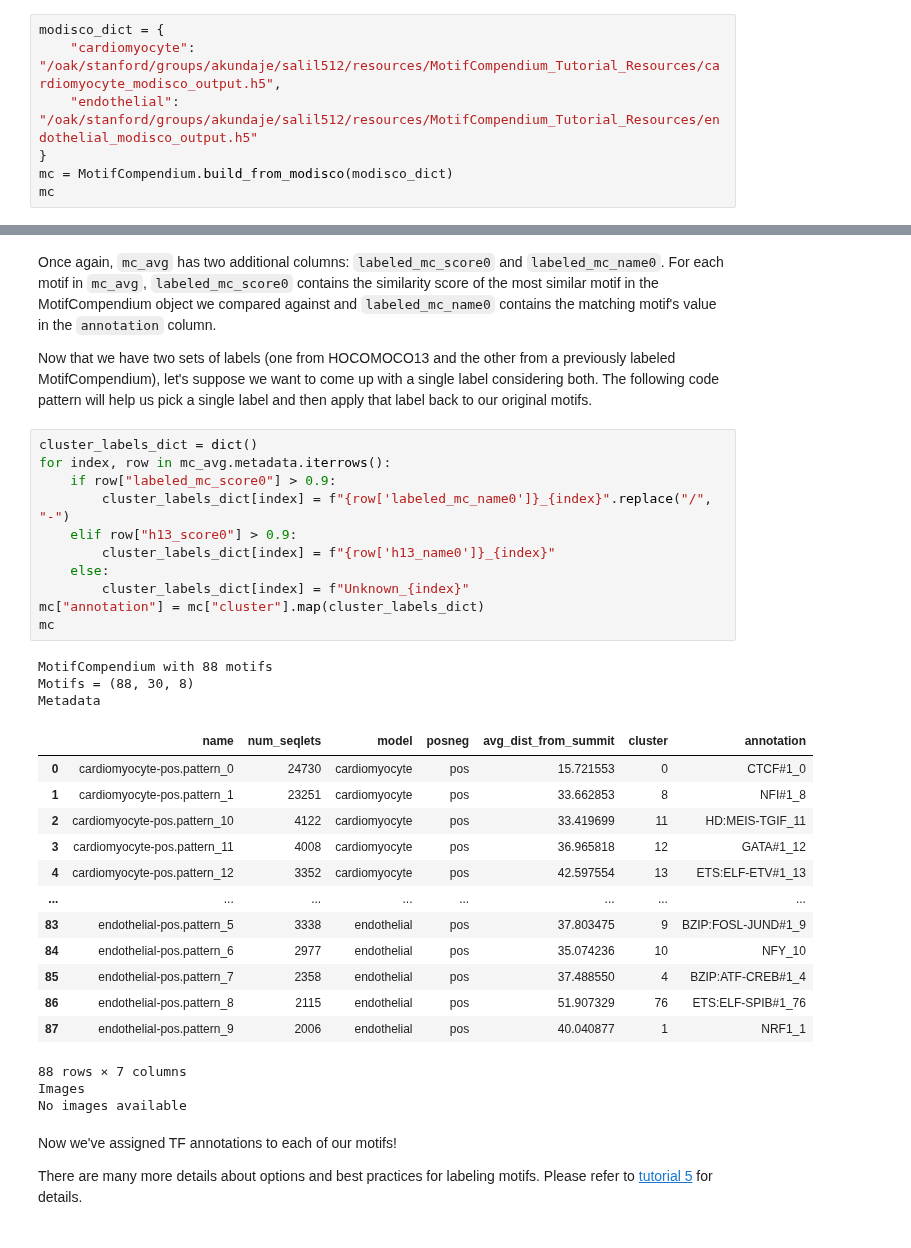
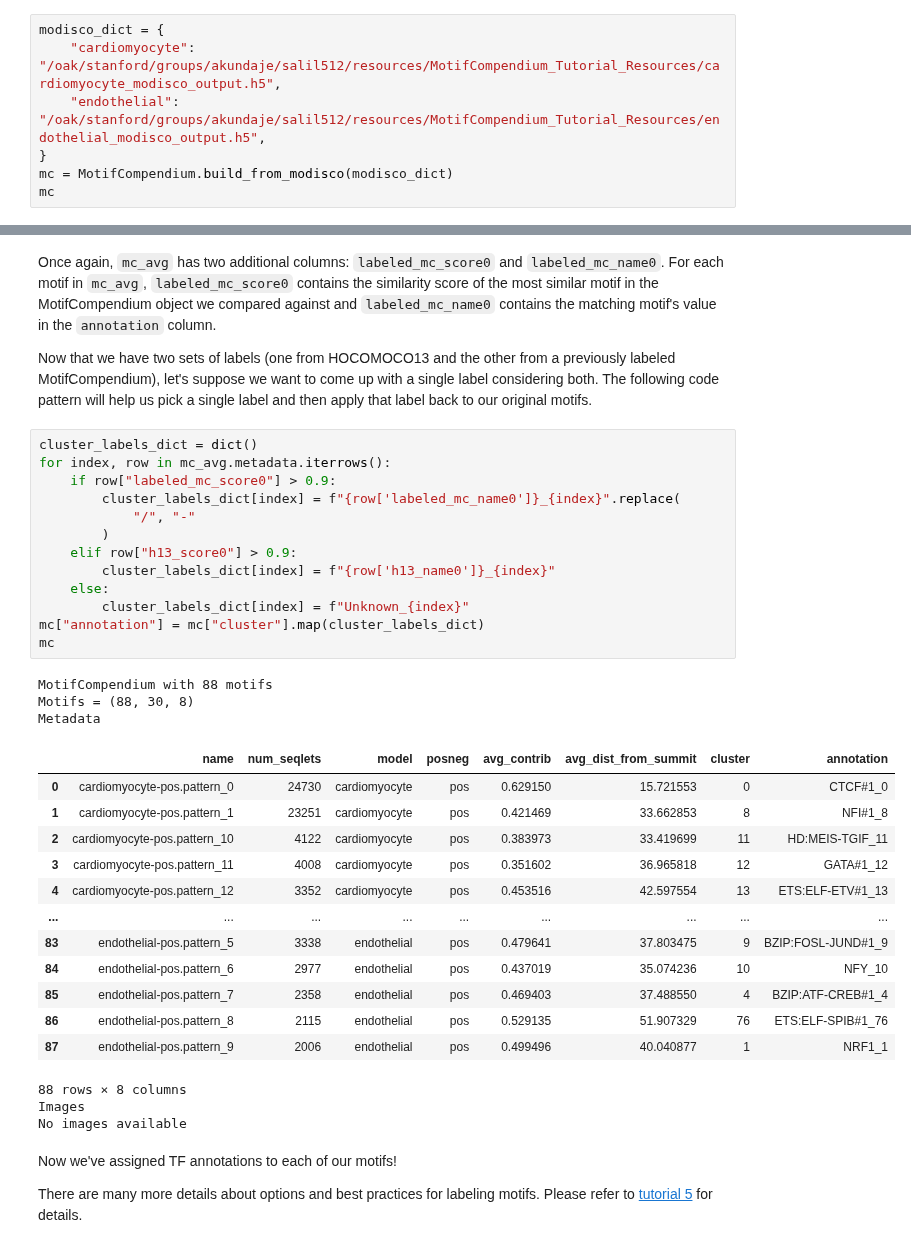
Before and after one commit to kundajelab/MotifCompendium, a Jupyter notebook: tutorials/1_basic_usage.ipynb, the cells around one changed output, grey strips where cells are left out. Saved outputs shown, nothing was run; the diff lists cells and outputs as text.

```diff
--- a/tutorials/1_basic_usage.ipynb
+++ b/tutorials/1_basic_usage.ipynb
@@ -30,7 +32,7 @@ If we have multiple Modisco runs that we want to analyze all the motifs from, al
 # %%
 modisco_dict = {
     "cardiomyocyte": "/oak/stanford/groups/akundaje/salil512/resources/MotifCompendium_Tutorial_Resources/cardiomyocyte_modisco_output.h5",
-    "endothelial": "/oak/stanford/groups/akundaje/salil512/resources/MotifCompendium_Tutorial_Resources/endothelial_modisco_output.h5"
+    "endothelial": "/oak/stanford/groups/akundaje/salil512/resources/MotifCompendium_Tutorial_Resources/endothelial_modisco_output.h5",
 }
 mc = MotifCompendium.build_from_modisco(modisco_dict)
 mc
@@ -298,31 +305,33 @@ Now that we have two sets of labels (one from HOCOMOCO13 and the other from a pr
 # %%
 cluster_labels_dict = dict()
 for index, row in mc_avg.metadata.iterrows():
     if row["labeled_mc_score0"] > 0.9:
-        cluster_labels_dict[index] = f"{row['labeled_mc_name0']}_{index}".replace("/", "-")
+        cluster_labels_dict[index] = f"{row['labeled_mc_name0']}_{index}".replace(
+            "/", "-"
+        )
     elif row["h13_score0"] > 0.9:
         cluster_labels_dict[index] = f"{row['h13_name0']}_{index}"
     else:
         cluster_labels_dict[index] = f"Unknown_{index}"
 mc["annotation"] = mc["cluster"].map(cluster_labels_dict)
 mc
 # %% [output]
 MotifCompendium with 88 motifs
 Motifs = (88, 30, 8)
 Metadata
-|  | name | num_seqlets | model | posneg | avg_dist_from_summit | cluster | annotation |
-| 0 | cardiomyocyte-pos.pattern_0 | 24730 | cardiomyocyte | pos | 15.721553 | 0 | CTCF#1_0 |
-| 1 | cardiomyocyte-pos.pattern_1 | 23251 | cardiomyocyte | pos | 33.662853 | 8 | NFI#1_8 |
-| 2 | cardiomyocyte-pos.pattern_10 | 4122 | cardiomyocyte | pos | 33.419699 | 11 | HD:MEIS-TGIF_11 |
-| 3 | cardiomyocyte-pos.pattern_11 | 4008 | cardiomyocyte | pos | 36.965818 | 12 | GATA#1_12 |
-| 4 | cardiomyocyte-pos.pattern_12 | 3352 | cardiomyocyte | pos | 42.597554 | 13 | ETS:ELF-ETV#1_13 |
-| ... | ... | ... | ... | ... | ... | ... | ... |
-| 83 | endothelial-pos.pattern_5 | 3338 | endothelial | pos | 37.803475 | 9 | BZIP:FOSL-JUND#1_9 |
-| 84 | endothelial-pos.pattern_6 | 2977 | endothelial | pos | 35.074236 | 10 | NFY_10 |
-| 85 | endothelial-pos.pattern_7 | 2358 | endothelial | pos | 37.488550 | 4 | BZIP:ATF-CREB#1_4 |
-| 86 | endothelial-pos.pattern_8 | 2115 | endothelial | pos | 51.907329 | 76 | ETS:ELF-SPIB#1_76 |
-| 87 | endothelial-pos.pattern_9 | 2006 | endothelial | pos | 40.040877 | 1 | NRF1_1 |
+|  | name | num_seqlets | model | posneg | avg_contrib | avg_dist_from_summit | cluster | annotation |
+| 0 | cardiomyocyte-pos.pattern_0 | 24730 | cardiomyocyte | pos | 0.629150 | 15.721553 | 0 | CTCF#1_0 |
+| 1 | cardiomyocyte-pos.pattern_1 | 23251 | cardiomyocyte | pos | 0.421469 | 33.662853 | 8 | NFI#1_8 |
+| 2 | cardiomyocyte-pos.pattern_10 | 4122 | cardiomyocyte | pos | 0.383973 | 33.419699 | 11 | HD:MEIS-TGIF_11 |
+| 3 | cardiomyocyte-pos.pattern_11 | 4008 | cardiomyocyte | pos | 0.351602 | 36.965818 | 12 | GATA#1_12 |
+| 4 | cardiomyocyte-pos.pattern_12 | 3352 | cardiomyocyte | pos | 0.453516 | 42.597554 | 13 | ETS:ELF-ETV#1_13 |
+| ... | ... | ... | ... | ... | ... | ... | ... | ... |
+| 83 | endothelial-pos.pattern_5 | 3338 | endothelial | pos | 0.479641 | 37.803475 | 9 | BZIP:FOSL-JUND#1_9 |
+| 84 | endothelial-pos.pattern_6 | 2977 | endothelial | pos | 0.437019 | 35.074236 | 10 | NFY_10 |
+| 85 | endothelial-pos.pattern_7 | 2358 | endothelial | pos | 0.469403 | 37.488550 | 4 | BZIP:ATF-CREB#1_4 |
+| 86 | endothelial-pos.pattern_8 | 2115 | endothelial | pos | 0.529135 | 51.907329 | 76 | ETS:ELF-SPIB#1_76 |
+| 87 | endothelial-pos.pattern_9 | 2006 | endothelial | pos | 0.499496 | 40.040877 | 1 | NRF1_1 |
-88 rows × 7 columns
+88 rows × 8 columns
 Images
 No images available
 # %% [markdown]
```
Also changed, not shown: parts of 8 cells of this notebook, 3 other files.
